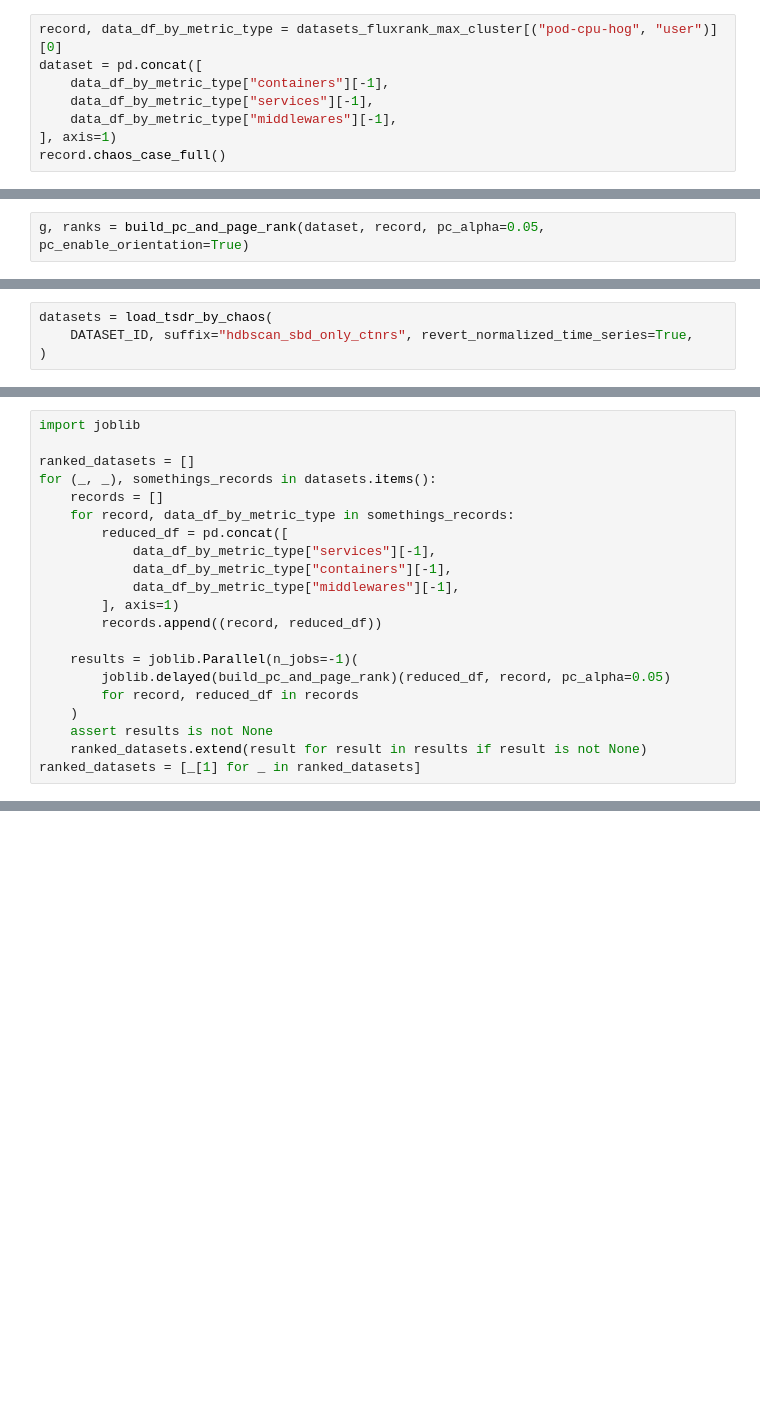
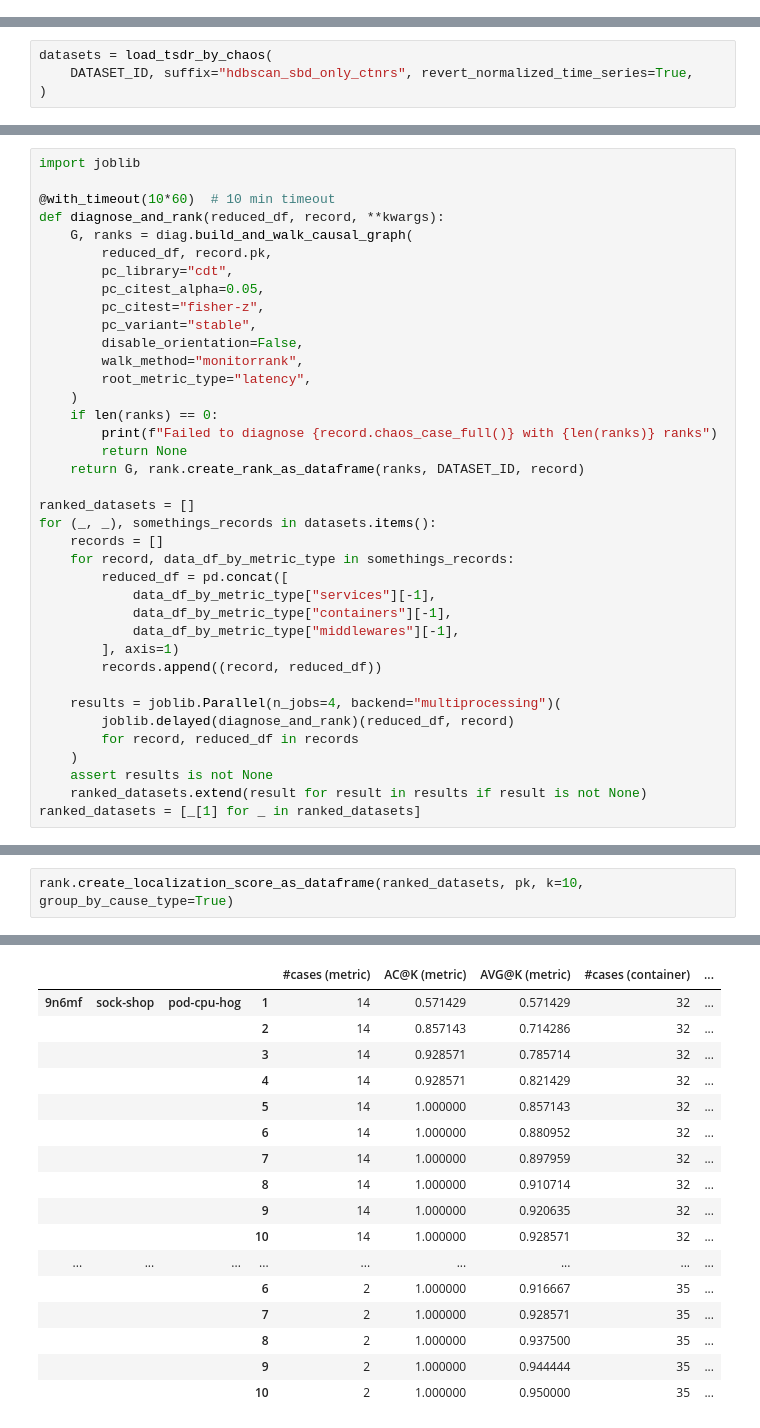
Before and after one commit to XuRepository/meltria-analyzer, a Jupyter notebook: notebooks/pc_based_monitorrank.ipynb, the cells around one changed output, grey strips where cells are left out. Drawn from its saved outputs; the diff is of its cells as text; blank space fills up the shorter version.

```diff
--- a/notebooks/pc_based_monitorrank.ipynb
+++ b/notebooks/pc_based_monitorrank.ipynb
@@ -185,8 +69,0 @@ def plot_causal_graph(G):
-# %%
-record, data_df_by_metric_type = datasets_fluxrank_max_cluster[("pod-cpu-hog", "user")][0]
-dataset = pd.concat([
-    data_df_by_metric_type["containers"][-1],
-    data_df_by_metric_type["services"][-1],
-    data_df_by_metric_type["middlewares"][-1],
-], axis=1)
-record.chaos_case_full()
@@ -195,2 +69,0 @@ record.chaos_case_full()
-# %%
-g, ranks = build_pc_and_page_rank(dataset, record, pc_alpha=0.05, pc_enable_orientation=True)
@@ -228,5 +79,22 @@ datasets = load_tsdr_by_chaos(
 # %%
 import joblib
+
+@with_timeout(10*60)  # 10 min timeout
+def diagnose_and_rank(reduced_df, record, **kwargs):
+    G, ranks = diag.build_and_walk_causal_graph(
+        reduced_df, record.pk,
+        pc_library="cdt",
+        pc_citest_alpha=0.05,
+        pc_citest="fisher-z",
+        pc_variant="stable",
+        disable_orientation=False,
+        walk_method="monitorrank",
+        root_metric_type="latency",
+    )
+    if len(ranks) == 0:
+        print(f"Failed to diagnose {record.chaos_case_full()} with {len(ranks)} ranks")
+        return None
+    return G, rank.create_rank_as_dataframe(ranks, DATASET_ID, record)
 
 ranked_datasets = []
 for (_, _), somethings_records in datasets.items():
@@ -239,8 +107,8 @@ for (_, _), somethings_records in datasets.items():
         ], axis=1)
         records.append((record, reduced_df))
 
-    results = joblib.Parallel(n_jobs=-1)(
-        joblib.delayed(build_pc_and_page_rank)(reduced_df, record, pc_alpha=0.05)
+    results = joblib.Parallel(n_jobs=4, backend="multiprocessing")(
+        joblib.delayed(diagnose_and_rank)(reduced_df, record)
         for record, reduced_df in records
     )
     assert results is not None
@@ -331,0 +142,3 @@ orders/pod-cpu-hog/3: causal graph does not have cause metric
+# %%
+rank.create_localization_score_as_dataframe(ranked_datasets, pk, k=10, group_by_cause_type=True)
+# %% [output]
@@ -331,0 +162,17 @@ orders/pod-cpu-hog/3: causal graph does not have cause metric
+|  |  |  |  | #cases (metric) | AC@K (metric) | AVG@K (metric) | #cases (container) | ... |
+| 9n6mf | sock-shop | pod-cpu-hog | 1 | 14 | 0.571429 | 0.571429 | 32 | ... |
+|  |  |  | 2 | 14 | 0.857143 | 0.714286 | 32 | ... |
+|  |  |  | 3 | 14 | 0.928571 | 0.785714 | 32 | ... |
+|  |  |  | 4 | 14 | 0.928571 | 0.821429 | 32 | ... |
+|  |  |  | 5 | 14 | 1.000000 | 0.857143 | 32 | ... |
+|  |  |  | 6 | 14 | 1.000000 | 0.880952 | 32 | ... |
+|  |  |  | 7 | 14 | 1.000000 | 0.897959 | 32 | ... |
+|  |  |  | 8 | 14 | 1.000000 | 0.910714 | 32 | ... |
+|  |  |  | 9 | 14 | 1.000000 | 0.920635 | 32 | ... |
+|  |  |  | 10 | 14 | 1.000000 | 0.928571 | 32 | ... |
+| ... | ... | ... | ... | ... | ... | ... | ... | ... |
+|  |  |  | 6 | 2 | 1.000000 | 0.916667 | 35 | ... |
+|  |  |  | 7 | 2 | 1.000000 | 0.928571 | 35 | ... |
+|  |  |  | 8 | 2 | 1.000000 | 0.937500 | 35 | ... |
+|  |  |  | 9 | 2 | 1.000000 | 0.944444 | 35 | ... |
+|  |  |  | 10 | 2 | 1.000000 | 0.950000 | 35 | ... |
```
Also changed, not shown: parts of 17 cells of this notebook, 4 other files.
